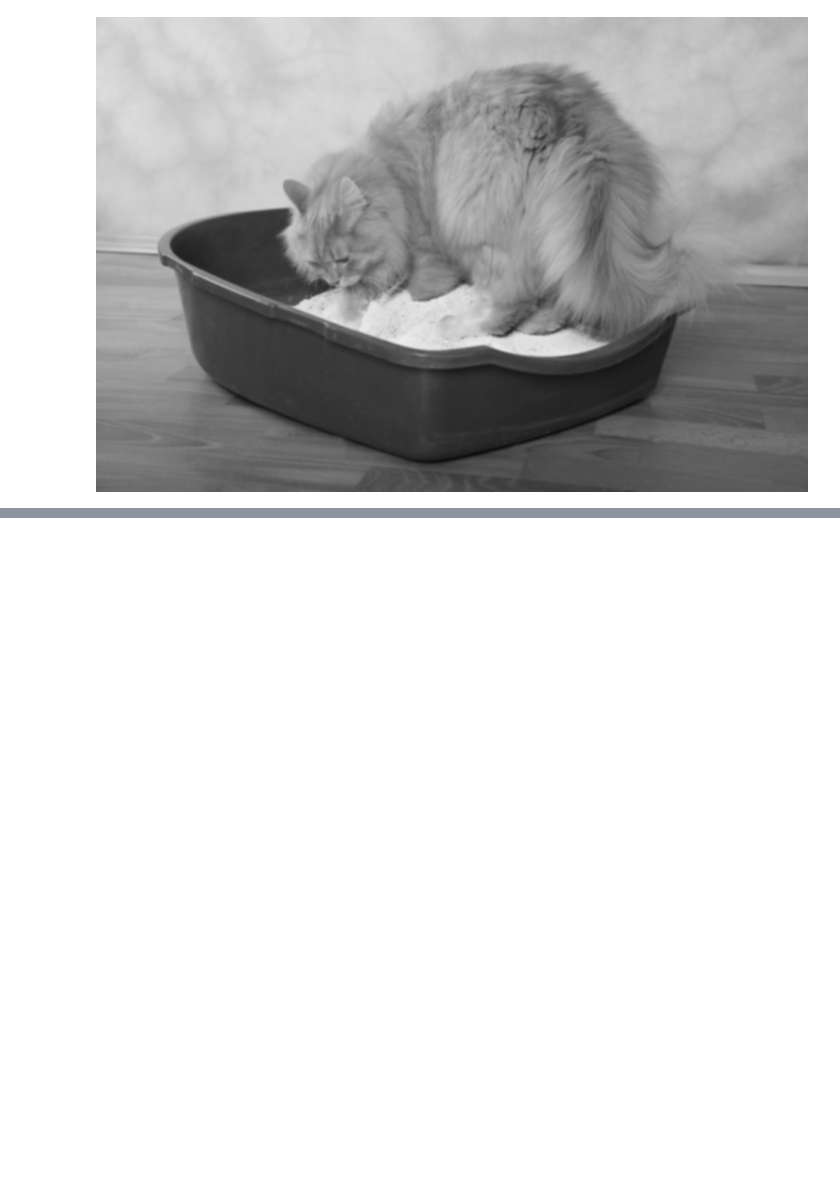
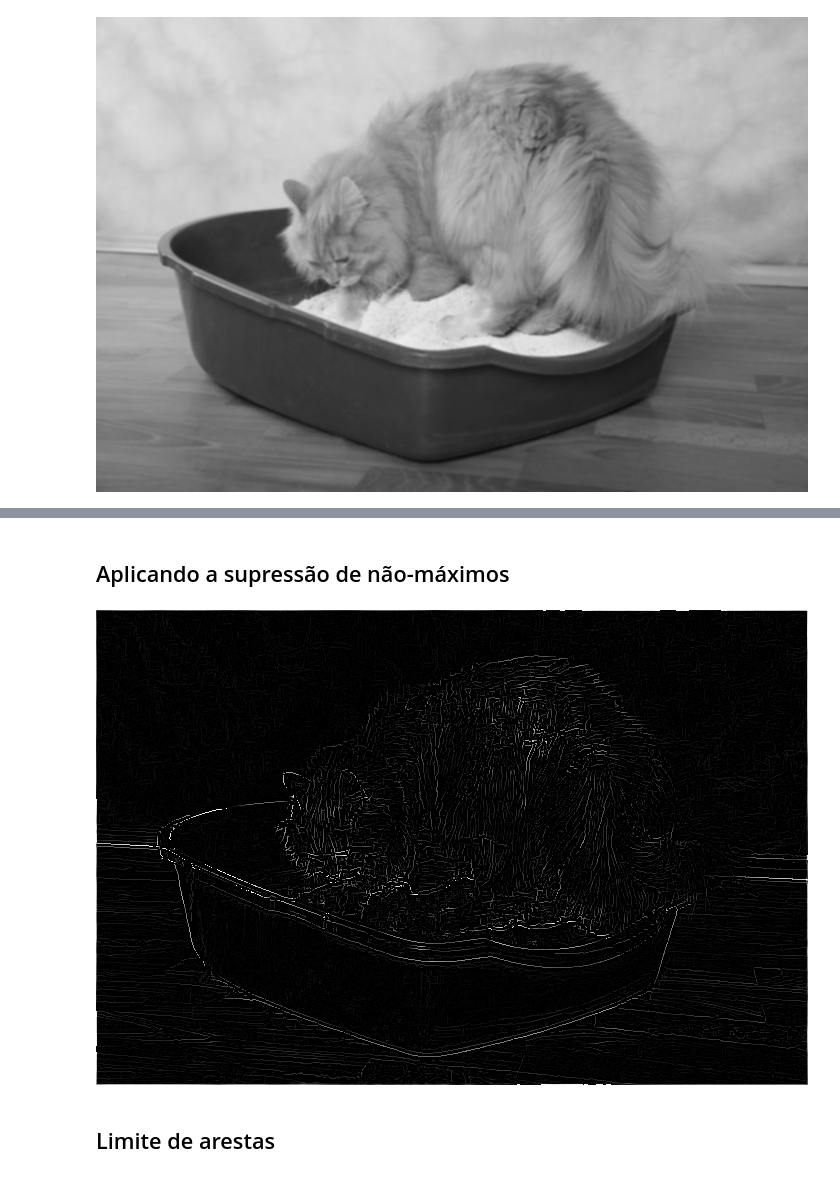
Before and after one commit to GiovaniValdrighi/Edge_Decetion_CG, a Jupyter notebook: Edge_Detection.ipynb, the cells around one changed output, grey strips where cells are left out. Saved outputs shown, nothing was run; the diff lists cells and outputs as text; code cells hidden in the pictures; blank space fills up the shorter version.

```diff
--- a/Edge_Detection.ipynb
+++ b/Edge_Detection.ipynb
@@ -83,0 +115,51 @@ display(efeito_gaussiano)
+# %%
+def round_quad(theta):
+    m, n = theta.shape
+    theta = theta.tolist()
+    for i in range(m):
+        for j in range(n):
+            theta[i][j] = verif_theta(theta[i][j])
+    return theta
+
+def verif_theta(val):
+    if -np.pi/8<val<=np.pi/8:
+        return np.array([1,0])
+    elif np.pi/8<val<=np.pi*3/8:
+        return np.array([1,1])
+    elif np.pi*3/8<val<=np.pi*5/8:
+        return np.array([0,1])
+    elif np.pi*5/8<val<=np.pi*7/8:
+        return np.array([-1,1])
+    elif np.pi*7/8<val or val<=-np.pi*7/8:
+        return np.array([-1,0])
+    elif -np.pi*7/8<val<=-np.pi*5/8:
+        return np.array([-1,-1])
+    elif -np.pi*5/8<val<=-np.pi*3/8:
+        return np.array([0,-1])
+    elif -np.pi*3/8<val<=-np.pi/8:
+        return np.array([1,-1])
+# %%
+direc = round_quad(direc)
+# %% [markdown]
+## Aplicando a supressão de não-máximos
+# %%
+def supress_nmax(data, theta):
+    ans = np.copy(data)
+    counter = 0
+    for i in range(1,data.shape[0]-2):
+        for j in range(1, data.shape[1]-2):
+            gradiente = tuple(np.array([i,j])+theta[i][j])
+            n_gradiente = tuple(np.array([i,j])-theta[i][j])
+            if data[(i,j)][0]>= data[gradiente][0] and data[(i,j)][0]>= data[n_gradiente][0]:
+                pass
+            else:
+                ans[(i,j)][0] = ans[(i,j)][1] = ans[(i,j)][2] = 0
+    return ans
+# %%
+data3 = supress_nmax(data2, direc)
+supressed = Image.fromarray(data3.astype(np.uint8))
+display(supressed)
+# %% [output]
+[figure, added]
+# %% [markdown]
+## Limite de arestas
```
Also changed, not shown: parts of 7 cells of this notebook, 1 other file.
